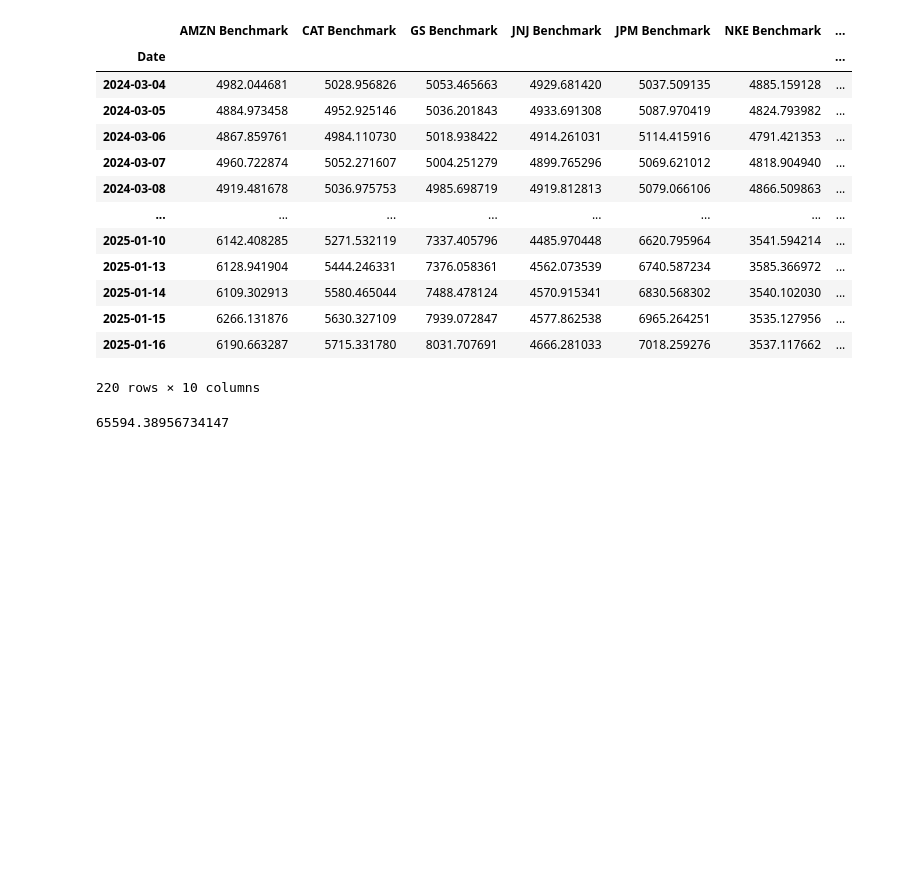
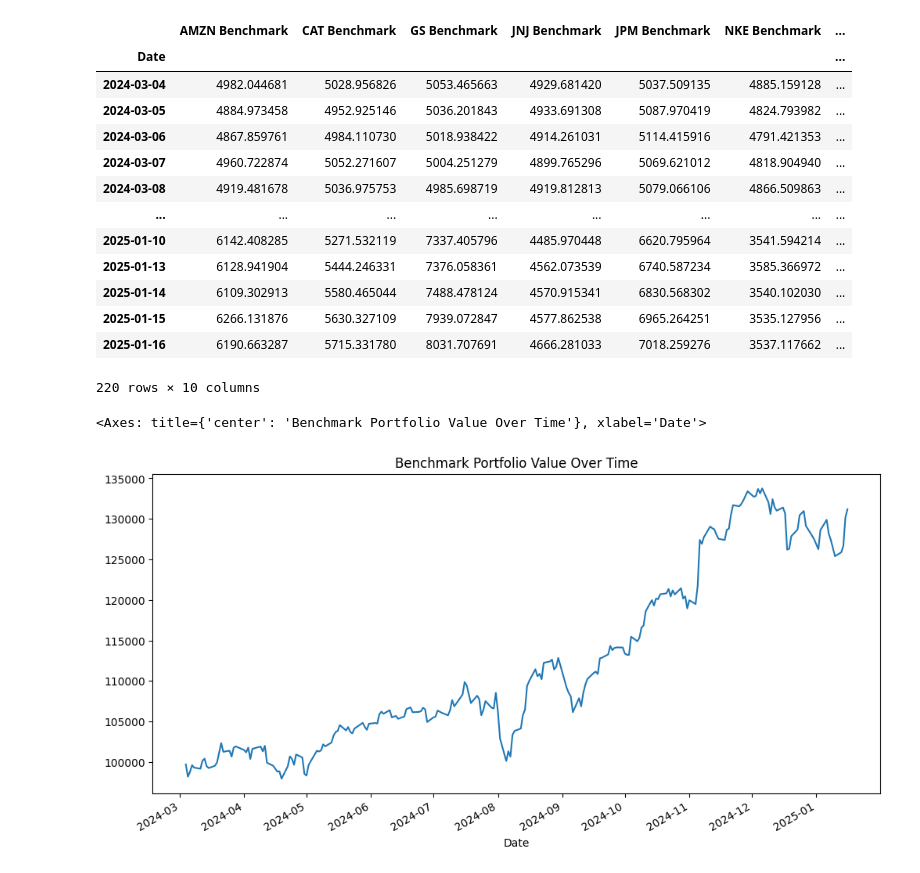
Before and after one commit to SebastianApelgren/AlgorithmicTrading, a Jupyter notebook: benchmark.ipynb, the cells around one changed output. Drawn from its saved outputs; the diff is of its cells as text; code cells hidden in the pictures; blank space fills up the shorter version.

Commit message:
added some in benchmark and in main

```diff
--- a/benchmark.ipynb
+++ b/benchmark.ipynb
@@ -112,8 +131,13 @@ benchmark_df
 # %%
 # Summing each of the stocks final positions after buying and holding over whole period to find final portfolio position
 total_portfolio_value = benchmark_df.iloc[-1].sum()
+
+benchmark_df['Total Benchmark'] = benchmark_df.sum(axis=1)
 # %%
 # Final bench mark strategy portfolio value
 total_portfolio_value
+
+benchmark_df['Total Benchmark'].plot(title='Benchmark Portfolio Value Over Time', figsize=(12, 6))
 # %% [output]
-65594.38956734147
+<Axes: title={'center': 'Benchmark Portfolio Value Over Time'}, xlabel='Date'>
+[figure, added]
```
Also changed, not shown: parts of 4 cells of this notebook.
